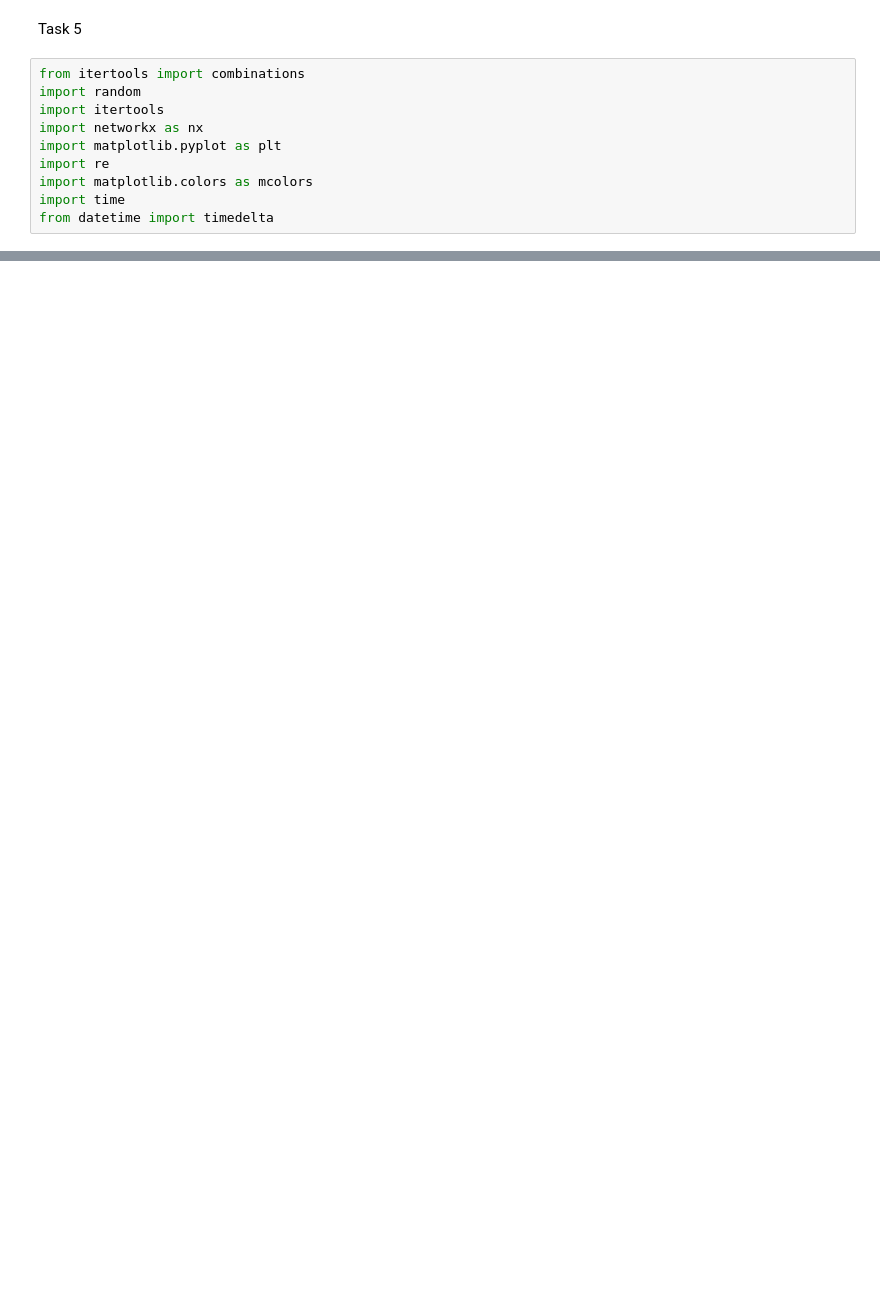
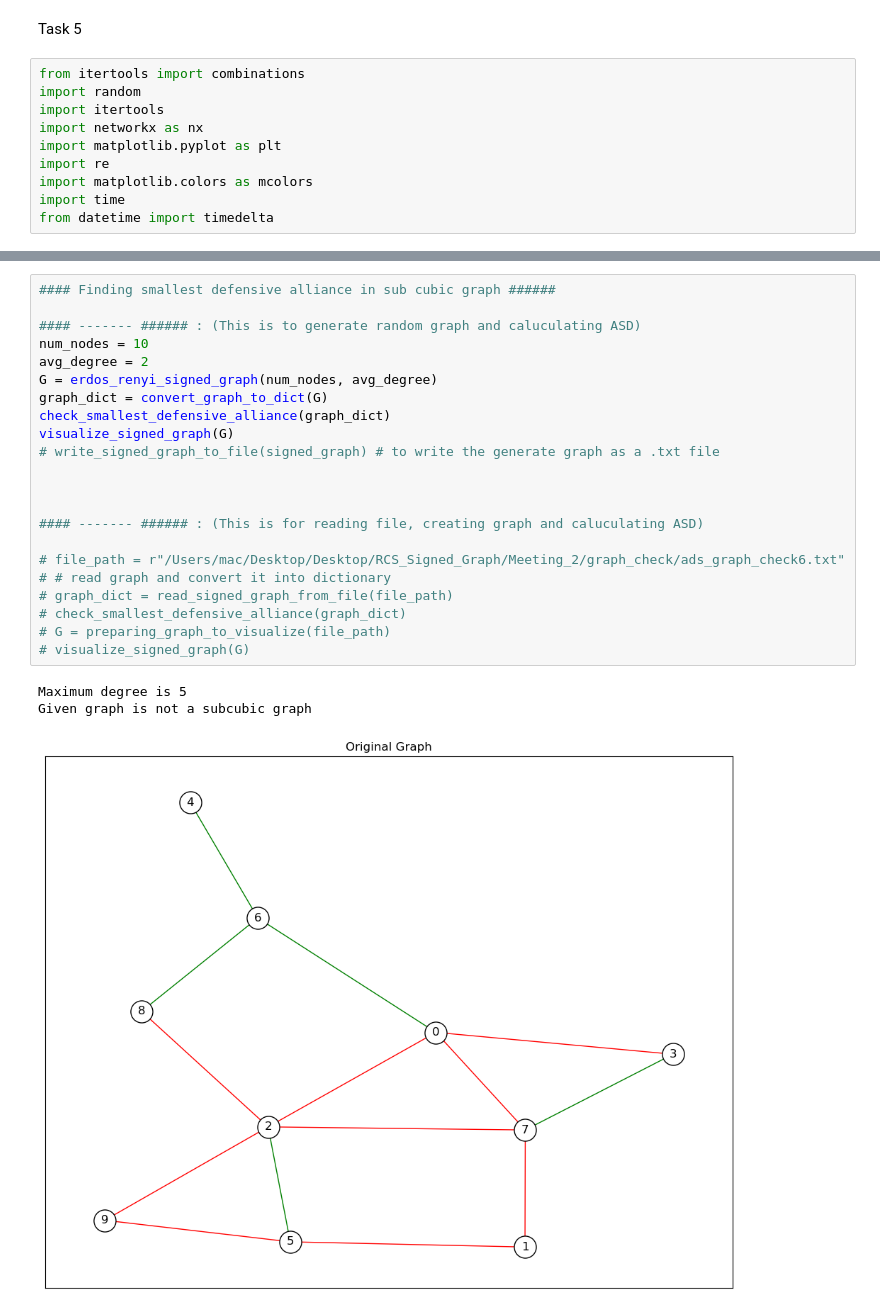
Before and after one commit to vinothvk99/Defensive-Alliance-with-Signed-Graph, a Jupyter notebook: Meeting_2/task_5.ipynb, the cells around one changed output, grey strips where cells are left out. Saved outputs shown, nothing was run; the diff lists cells and outputs as text; blank space fills up the shorter version.

```diff
--- a/Meeting_2/task_5.ipynb
+++ b/Meeting_2/task_5.ipynb
@@ -171,0 +171,26 @@ Smallest Defensive Alliance
+# %%
+#### Finding smallest defensive alliance in sub cubic graph ######
+
+#### ------- ###### : (This is to generate random graph and caluculating ASD)
+num_nodes = 10
+avg_degree = 2
+G = erdos_renyi_signed_graph(num_nodes, avg_degree)
+graph_dict = convert_graph_to_dict(G)
+check_smallest_defensive_alliance(graph_dict)
+visualize_signed_graph(G)
+# write_signed_graph_to_file(signed_graph) # to write the generate graph as a .txt file
+
+
+
+#### ------- ###### : (This is for reading file, creating graph and caluculating ASD)
+
+# file_path = r"/Users/mac/Desktop/Desktop/RCS_Signed_Graph/Meeting_2/graph_check/ads_graph_check6.txt"
+# # read graph and convert it into dictionary
+# graph_dict = read_signed_graph_from_file(file_path)
+# check_smallest_defensive_alliance(graph_dict)
+# G = preparing_graph_to_visualize(file_path)
+# visualize_signed_graph(G)
+# %% [output]
+Maximum degree is 5
+Given graph is not a subcubic graph
+[figure, added]
```
Also changed, not shown: parts of 4 cells of this notebook, 6 other files.
